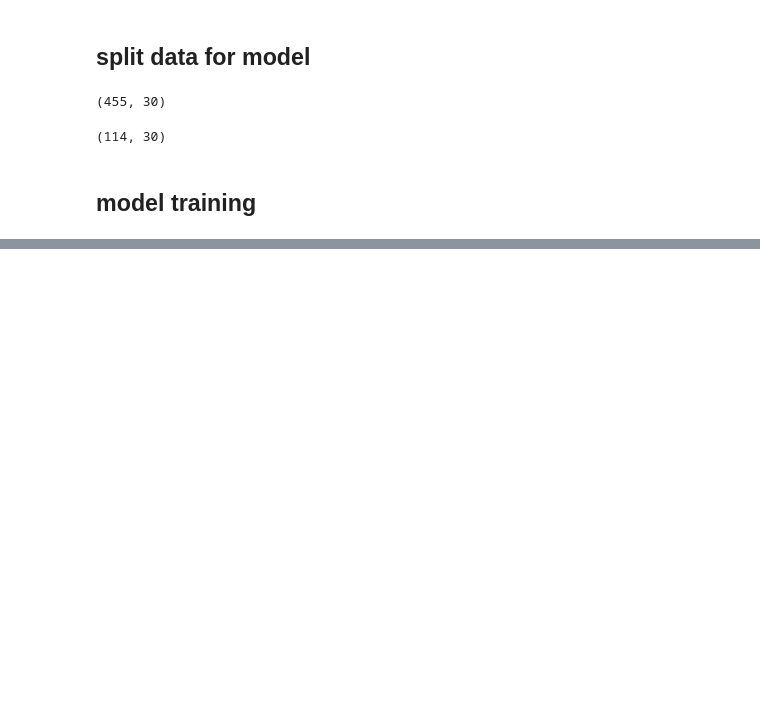
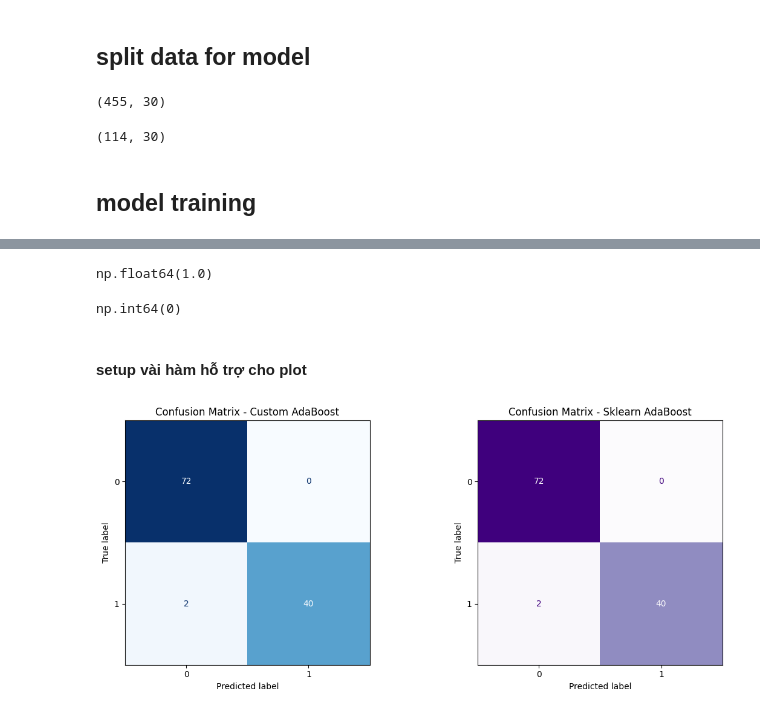
Before and after one commit to Le-Chi-Bao/Adaboost-breast-cancer-prediction, a Jupyter notebook: Adaboost.ipynb, the cells around one changed output, grey strips where cells are left out. Drawn from its saved outputs; the diff is of its cells as text; code cells hidden in the pictures; blank space fills up the shorter version.

```diff
--- a/Adaboost.ipynb
+++ b/Adaboost.ipynb
@@ -239,6 +238,7 @@ class AIVNAdaBoost:
         self.training_errors = []
         self.M = M
         self.G_M = []
+        self.weight_history = []
 
         # Iterate over M weak classifiers
         for m in range(0, M):
@@ -268,10 +268,11 @@ class AIVNAdaBoost:
             self.alphas.append(alpha_m)
             # print(alpha_m)
 
+            self.weight_history.append(w_i.copy())
         assert len(self.G_M) == len(self.alphas)
 
 
-    def predict(self, X):
+    def predict1(self, X):
         '''
         Predict using fitted model. Arguments:
         X: independent variables
@@ -291,6 +292,22 @@ class AIVNAdaBoost:
 
         return y_pred
 
+    def predict2(self, X):
+        n_samples = len(X)
+
+        score_0 = np.zeros(n_samples)
+        score_1 = np.zeros(n_samples)
+
+        for m in range(self.M):
+            y_pred_m = self.G_M[m].predict(X)
+
+            score_1 += self.alphas[m] * (y_pred_m == 1)
+            score_0 += self.alphas[m] * (y_pred_m == 0)
+
+        y_pred = np.where(score_1 > score_0, 1, 0)
+
+        return y_pred
+
     def error_rates(self, X, y):
         '''
         Get the error rates of each weak classifier. Arguments:
@@ -308,9 +327,9 @@ class AIVNAdaBoost:
 # %%
 # Fit model
 ab = AIVNAdaBoost()
-ab.fit(X_train, y_train, M = 500)
+ab.fit(X_train, y_train, M = 50)
 
 # Predict on test set
-y_pred = ab.predict(X_test)
-print('The accuracy_score of the model is:', round(accuracy_score(y_test, y_pred), 4))
+y_pred = ab.predict2(X_test)
+print('The accuracy_score of the model is:', round(accuracy_score(y_test, y_pred), 8))
 # %% [output]
@@ -326,0 +374,10 @@ The accuracy_score of the model is: 0.9825
+# %%
+np.mean(y_pred == y_pred_sk)
+# %% [output]
+np.float64(1.0)
+# %%
+np.sum(y_pred != y_pred_sk)
+# %% [output]
+np.int64(0)
+# %% [markdown]
+#### setup vài hàm hỗ trợ cho plot
@@ -326,0 +420,18 @@ The accuracy_score of the model is: 0.9825
+# %%
+fig, axes = plt.subplots(1, 2, figsize=(12, 5))
+
+cm_custom = confusion_matrix(y_test, y_pred)
+cm_sk = confusion_matrix(y_test, y_pred_sk)
+
+disp1 = ConfusionMatrixDisplay(confusion_matrix=cm_custom)
+disp1.plot(ax=axes[0], cmap='Blues', colorbar=False)
+axes[0].set_title('Confusion Matrix - Custom AdaBoost')
+
+disp2 = ConfusionMatrixDisplay(confusion_matrix=cm_sk)
+disp2.plot(ax=axes[1], cmap='Purples', colorbar=False)
+axes[1].set_title('Confusion Matrix - Sklearn AdaBoost')
+
+plt.tight_layout()
+plt.show()
+# %% [output]
+[figure, added]
```
Also changed, not shown: parts of 16 cells of this notebook.
